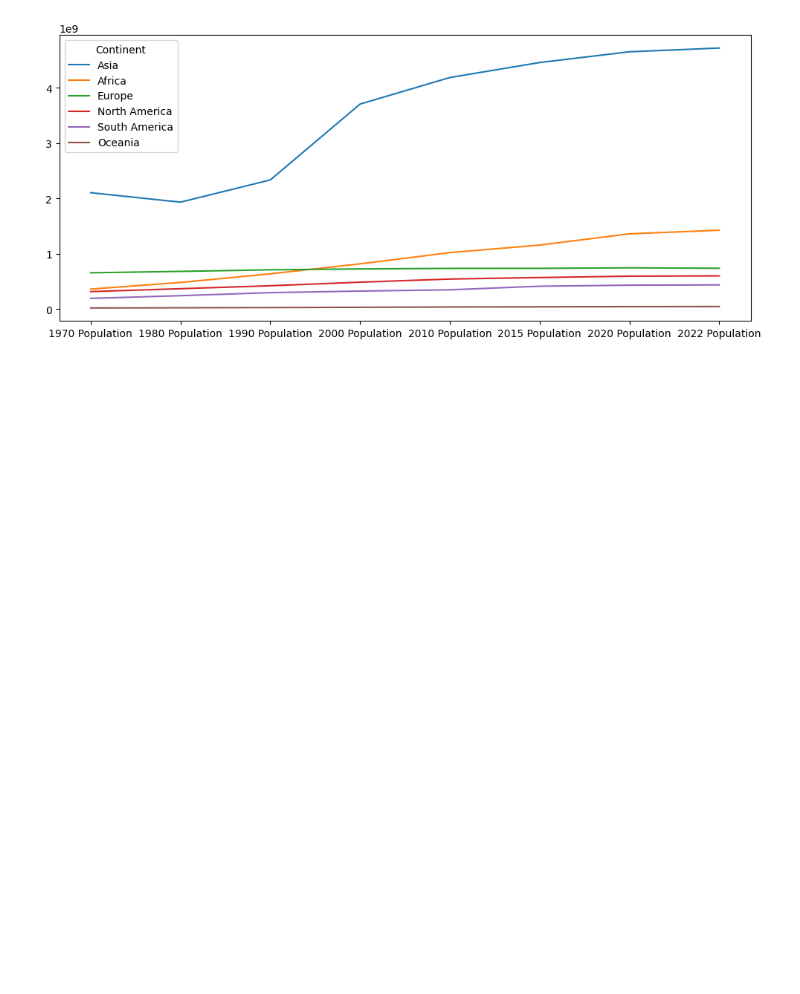
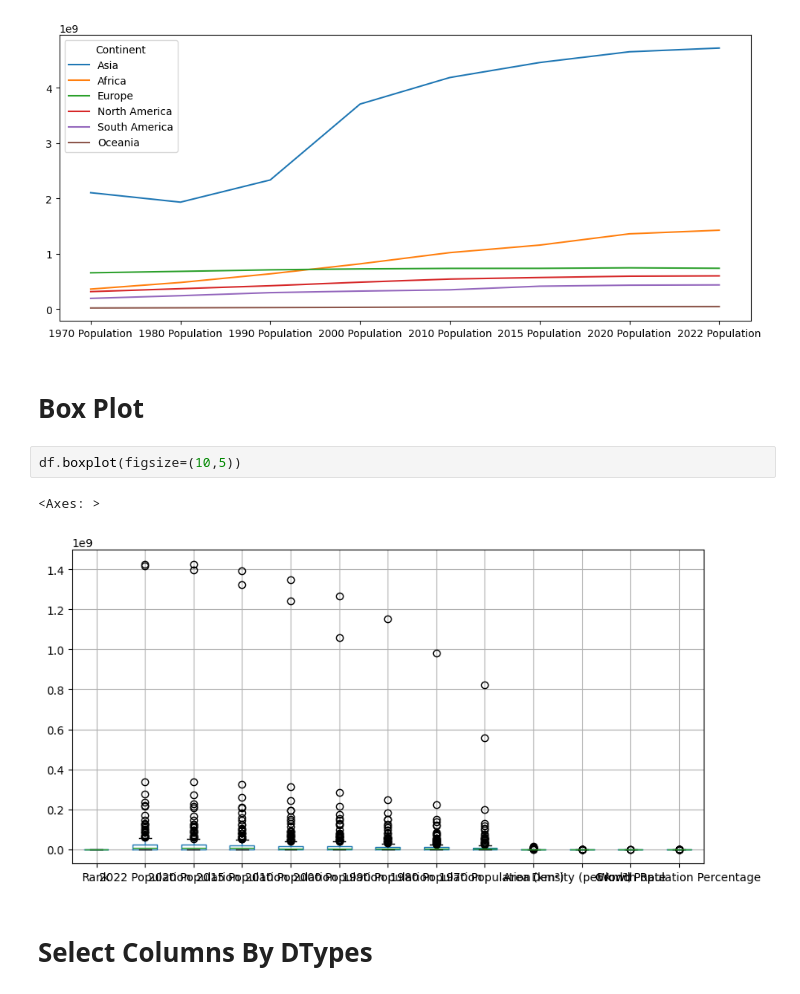
Before and after one commit to akshayyewle/Python, a Jupyter notebook: 02 Pandas Visualization/Pandas - EDA.ipynb, the cells around one changed output. Cells and saved outputs as stored; diff of their text form; blank space fills up the shorter version.

```diff
--- a/02 Pandas Visualization/Pandas - EDA.ipynb
+++ b/02 Pandas Visualization/Pandas - EDA.ipynb
@@ -458,3 +458,12 @@ df_03.plot(figsize=(12,5))
 # %% [output]
 <Axes: >
 [figure]
+# %% [markdown]
+# **Box Plot**
+# %%
+df.boxplot(figsize=(10,5))
+# %% [output]
+<Axes: >
+[figure, added]
+# %% [markdown]
+# **Select Columns By DTypes**
```
Also changed, not shown: parts of 3 cells of this notebook.
